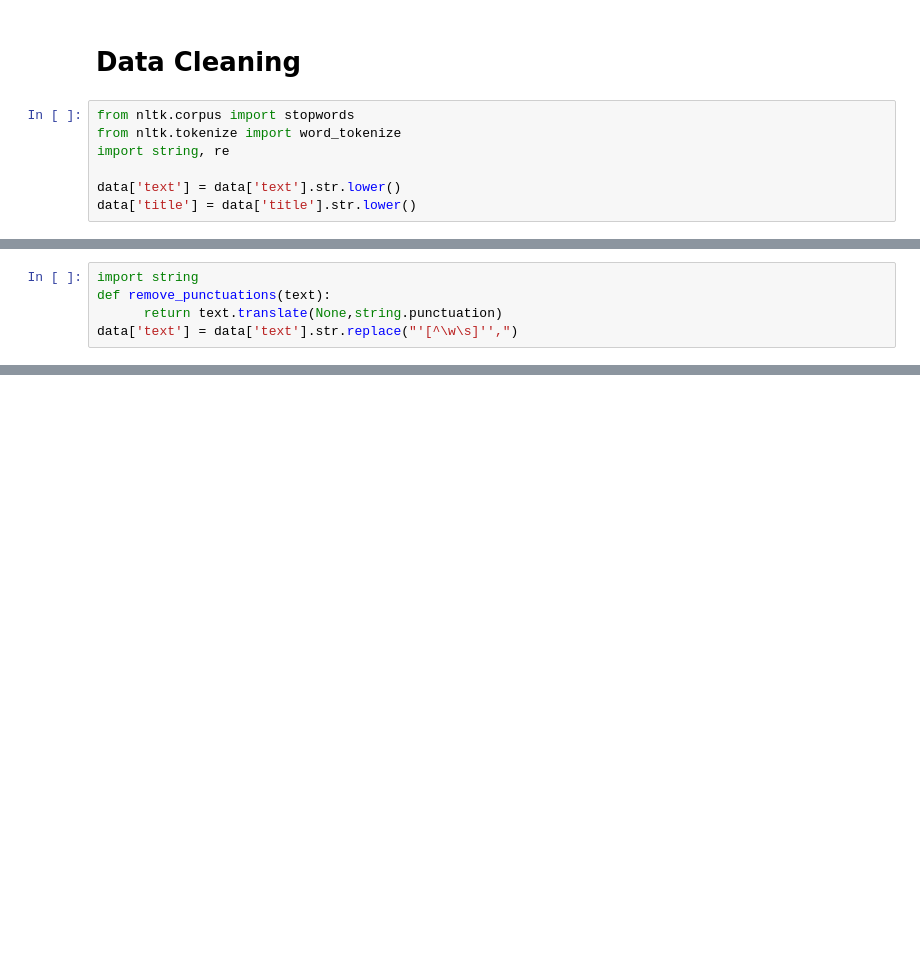
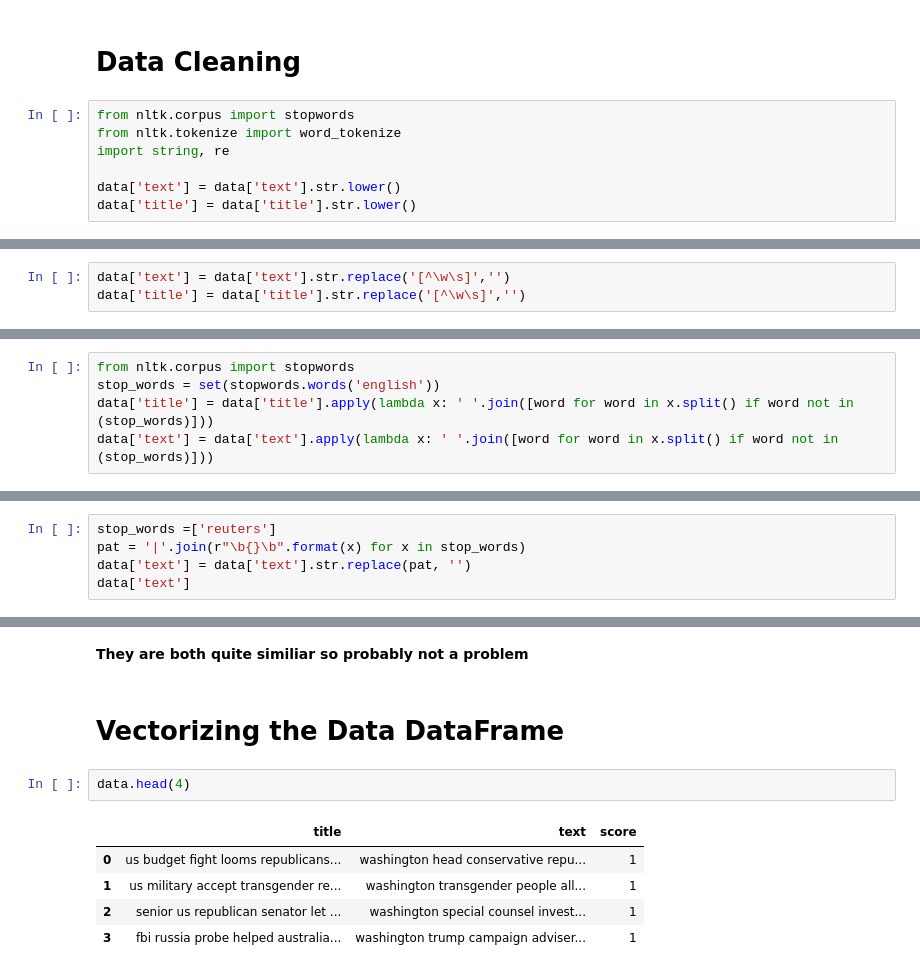
Before and after one commit to LiamCafffrey/FakeNews, a Jupyter notebook: notebooks/Test.ipynb, the cells around one changed output, grey strips where cells are left out. Drawn from its saved outputs; the diff is of its cells as text; blank space fills up the shorter version.

```diff
--- a/notebooks/Test.ipynb
+++ b/notebooks/Test.ipynb
@@ -246,5 +249,0 @@ for text in data['text']:
-# %%
-import string
-def remove_punctuations(text):
-      return text.translate(None,string.punctuation)
-data['text'] = data['text'].str.replace("'[^\w\s]'',")
@@ -252,0 +250,3 @@ TypeError: replace() missing 1 required positional argument: 'repl'
+# %%
+data['text'] = data['text'].str.replace('[^\w\s]','')
+data['title'] = data['title'].str.replace('[^\w\s]','')
@@ -252,0 +257,5 @@ TypeError: replace() missing 1 required positional argument: 'repl'
+# %%
+from nltk.corpus import stopwords
+stop_words = set(stopwords.words('english'))
+data['title'] = data['title'].apply(lambda x: ' '.join([word for word in x.split() if word not in (stop_words)]))
+data['text'] = data['text'].apply(lambda x: ' '.join([word for word in x.split() if word not in (stop_words)]))
@@ -252,0 +266,5 @@ TypeError: replace() missing 1 required positional argument: 'repl'
+# %%
+stop_words =['reuters']
+pat = '|'.join(r"\b{}\b".format(x) for x in stop_words)
+data['text'] = data['text'].str.replace(pat, '')
+data['text']
@@ -252,0 +403,12 @@ TypeError: replace() missing 1 required positional argument: 'repl'
+# %% [markdown]
+**They are both quite similiar so probably not a problem**
+# %% [markdown]
+# Vectorizing the Data DataFrame
+# %%
+data.head(4)
+# %% [output]
+|  | title | text | score |
+| 0 | us budget fight looms republicans... | washington head conservative repu... | 1 |
+| 1 | us military accept transgender re... | washington transgender people all... | 1 |
+| 2 | senior us republican senator let ... | washington special counsel invest... | 1 |
+| 3 | fbi russia probe helped australia... | washington trump campaign adviser... | 1 |
```
Also changed, not shown: parts of 30 cells of this notebook, 2 other files.
